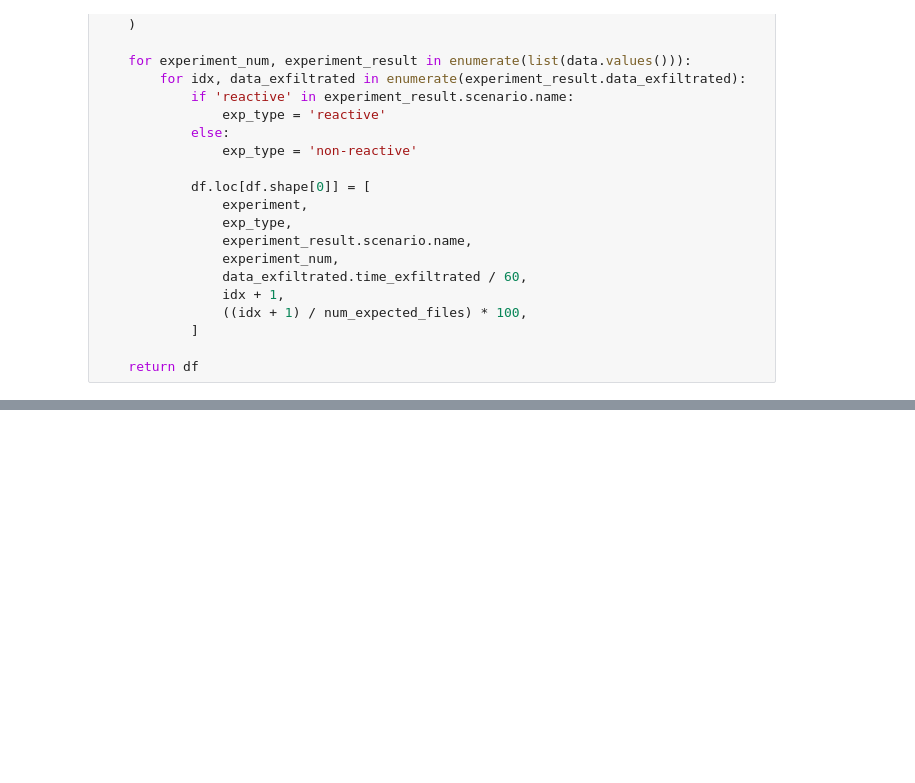
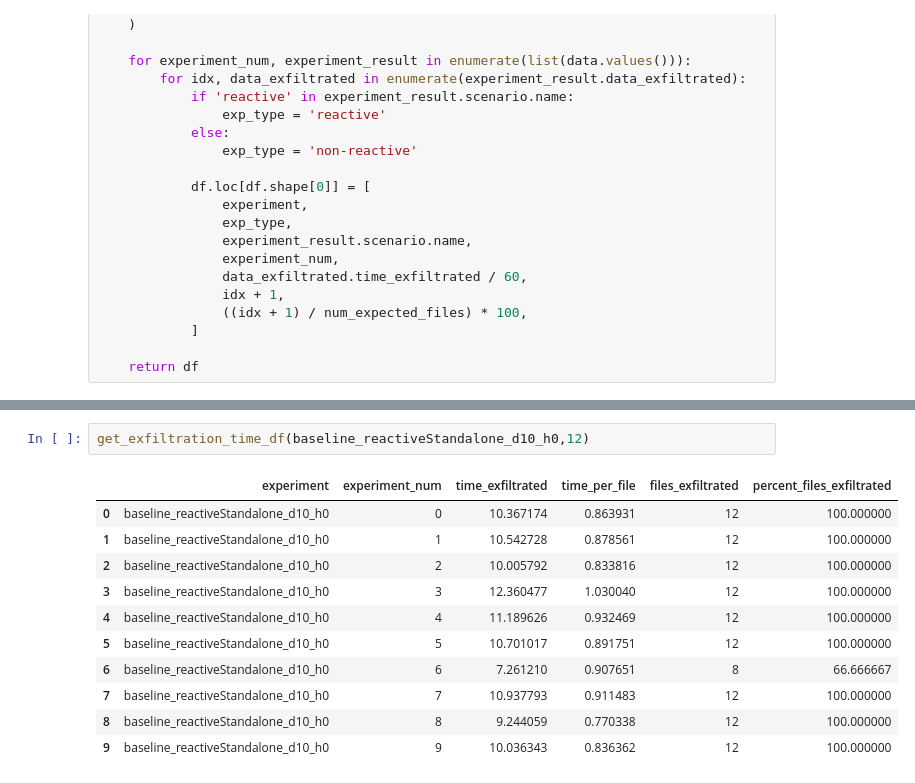
Before and after one commit to bsinger-cmu/perry, a Jupyter notebook: data_analysis/approximation.ipynb, the cells around one changed output, grey strips where cells are left out. Saved outputs shown, nothing was run; the diff lists cells and outputs as text; blank space fills up the shorter version.

```diff
--- a/data_analysis/approximation.ipynb
+++ b/data_analysis/approximation.ipynb
@@ -211,0 +111,14 @@ small_times.groupby('experiment').agg({'time_per_file': ['mean', 'std'], 'percen
+# %%
+get_exfiltration_time_df(baseline_reactiveStandalone_d10_h0,12)
+# %% [output]
+|  | experiment | experiment_num | time_exfiltrated | time_per_file | files_exfiltrated | percent_files_exfiltrated |
+| 0 | baseline_reactiveStandalone_d10_h0 | 0 | 10.367174 | 0.863931 | 12 | 100.000000 |
+| 1 | baseline_reactiveStandalone_d10_h0 | 1 | 10.542728 | 0.878561 | 12 | 100.000000 |
+| 2 | baseline_reactiveStandalone_d10_h0 | 2 | 10.005792 | 0.833816 | 12 | 100.000000 |
+| 3 | baseline_reactiveStandalone_d10_h0 | 3 | 12.360477 | 1.030040 | 12 | 100.000000 |
+| 4 | baseline_reactiveStandalone_d10_h0 | 4 | 11.189626 | 0.932469 | 12 | 100.000000 |
+| 5 | baseline_reactiveStandalone_d10_h0 | 5 | 10.701017 | 0.891751 | 12 | 100.000000 |
+| 6 | baseline_reactiveStandalone_d10_h0 | 6 | 7.261210 | 0.907651 | 8 | 66.666667 |
+| 7 | baseline_reactiveStandalone_d10_h0 | 7 | 10.937793 | 0.911483 | 12 | 100.000000 |
+| 8 | baseline_reactiveStandalone_d10_h0 | 8 | 9.244059 | 0.770338 | 12 | 100.000000 |
+| 9 | baseline_reactiveStandalone_d10_h0 | 9 | 10.036343 | 0.836362 | 12 | 100.000000 |
```
Also changed, not shown: parts of 9 cells of this notebook, 52 other files.
